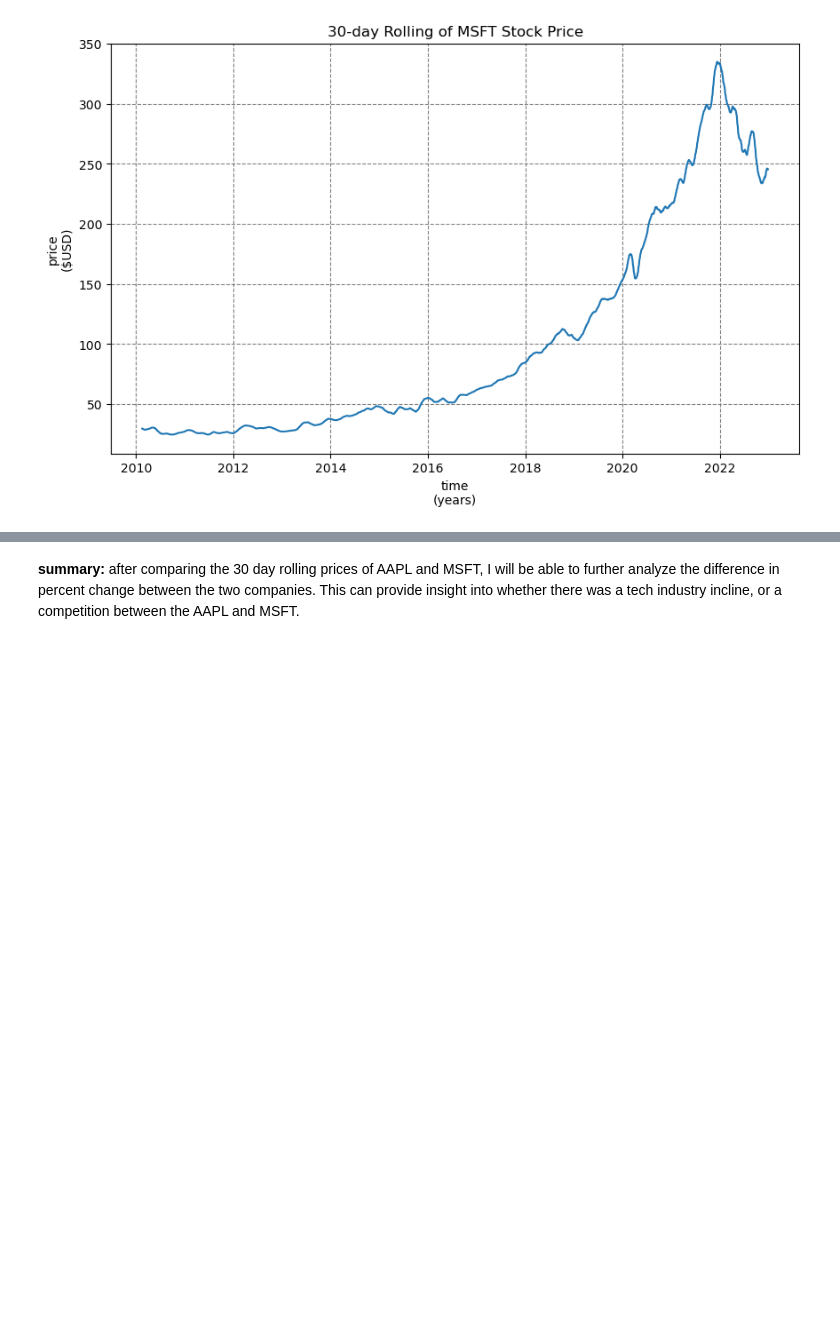
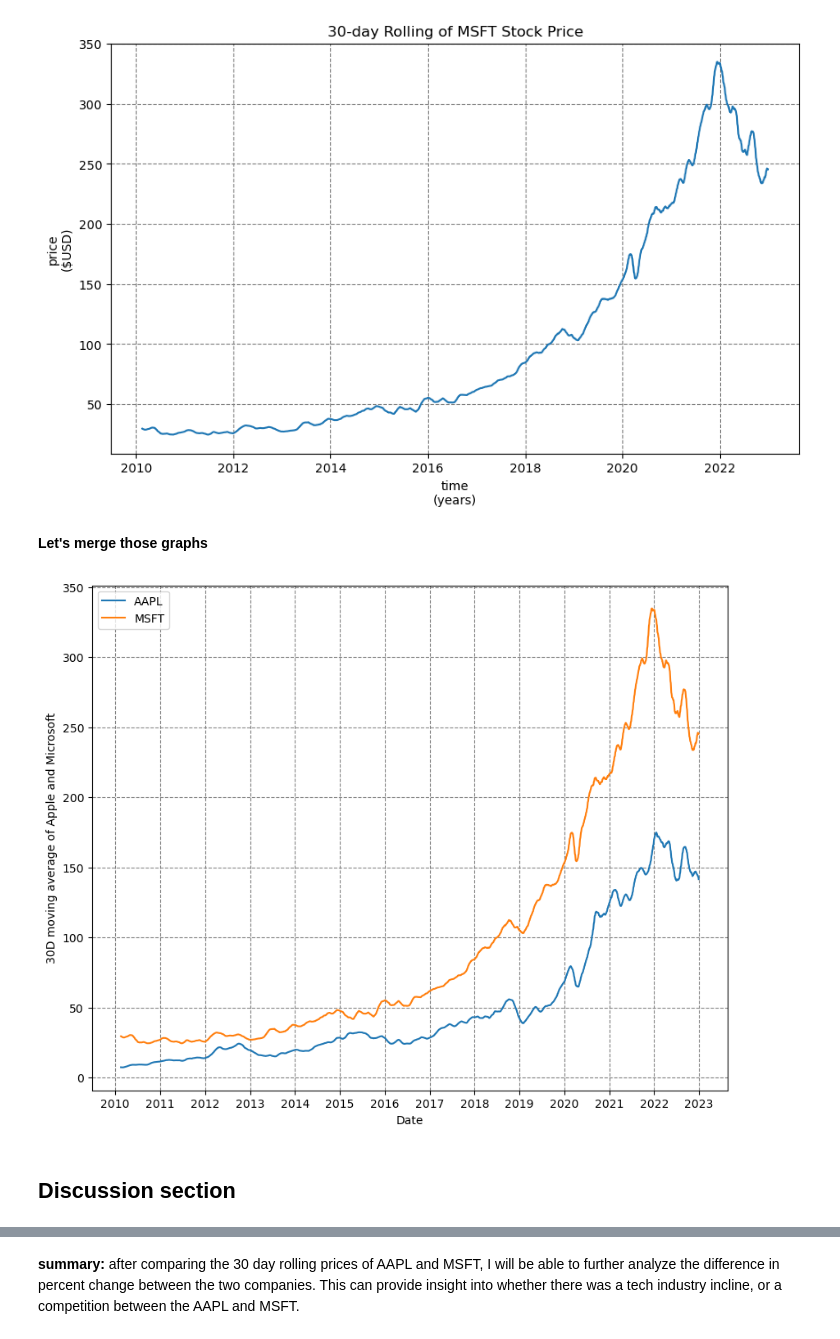
Before and after one commit to ubco-W2022T2-data301/project-group-group11, a Jupyter notebook: analysis/analysis2.ipynb, the cells around one changed output, grey strips where cells are left out. Cells and saved outputs as stored; diff of their text form; code cells hidden in the pictures; blank space fills up the shorter version.

```diff
--- a/analysis/analysis2.ipynb
+++ b/analysis/analysis2.ipynb
@@ -208,0 +211,5 @@ df2
+# %%
+df_merge = pd.merge(df1, df2, on='Date', suffixes=('_1', '_2'))
+df_merge
+df_compare = pd.DataFrame({'Date': df_merge['Date'], 'AAPL 30D': df_merge['30D move_1'], 'MSFT 30D': df_merge['30D move_2']})
+df_compare
@@ -232,3 +253,25 @@ plt.show()
 # %% [output]
 [figure]
 [figure]
+# %% [markdown]
+**Let's merge those graphs**
+# %%
+df_compare['Date'] = pd.to_datetime(df_compare['Date'])
+plt.figure(figsize=(10,8))
+plt.plot(df_compare['Date'], df_compare['AAPL 30D'])
+plt.plot(df_compare['Date'], df_compare['MSFT 30D'])
+plt.legend(['AAPL', 'MSFT'])
+plt.xlabel('Date')
+plt.ylabel('30D moving average of Apple and Microsoft')
+plt.grid(linestyle = '--', color = 'gray')
+
+years = YearLocator()
+formatter = DateFormatter('%Y')
+plt.gca().xaxis.set_major_locator(years)
+plt.gca().xaxis.set_major_formatter(formatter)
+
+plt.show()
+# %% [output]
+[figure, added]
+# %% [markdown]
+## Discussion section
```
Also changed, not shown: parts of 8 cells of this notebook.
